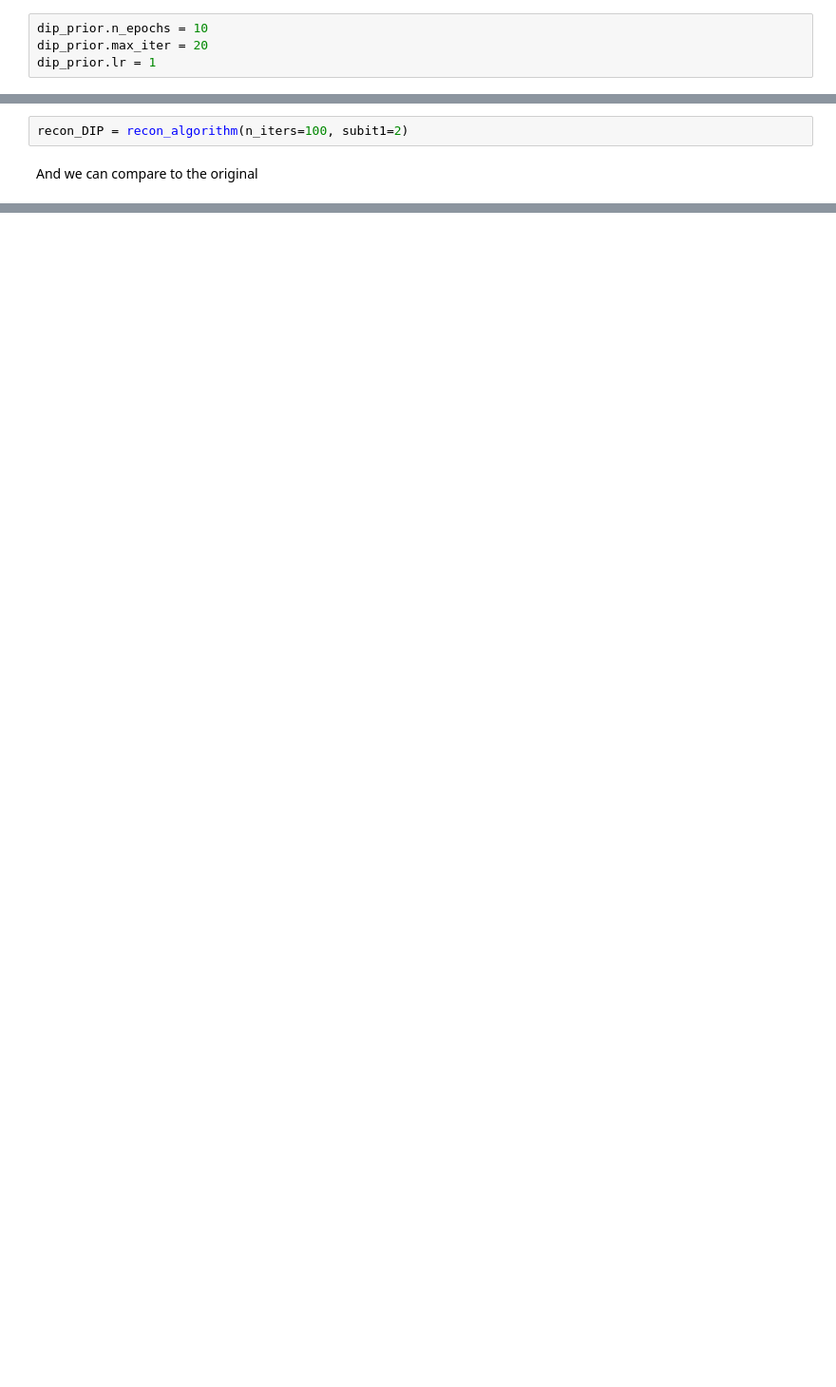
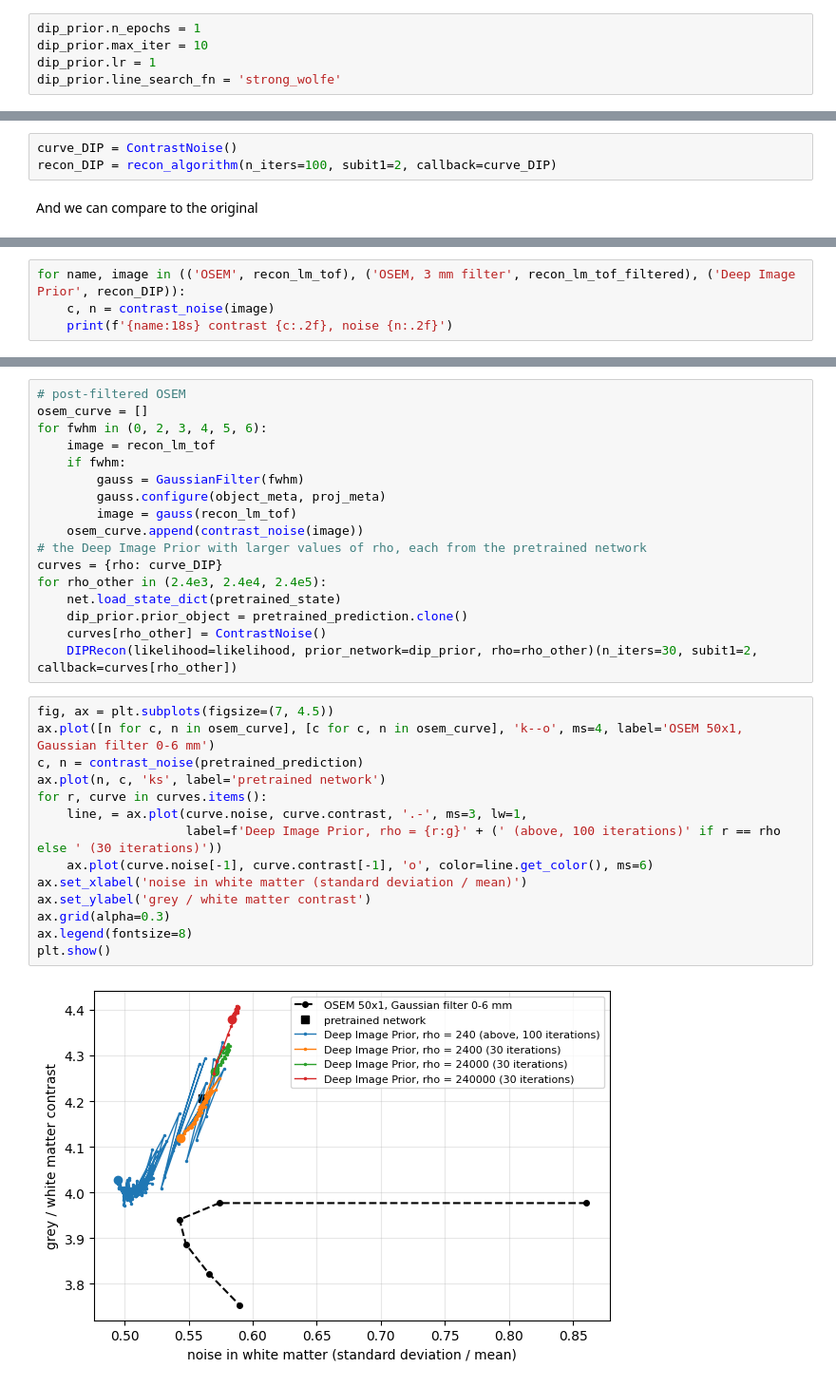
Before and after one commit to PyTomography/PyTomography, a Jupyter notebook: docs/source/notebooks/t_PETGATE_DIP.ipynb, the cells around one changed output, grey strips where cells are left out. Shown at 95% size. Saved outputs shown, nothing was run; the diff lists cells and outputs as text; blank space fills up the shorter version.

```diff
--- a/docs/source/notebooks/t_PETGATE_DIP.ipynb
+++ b/docs/source/notebooks/t_PETGATE_DIP.ipynb
@@ -427,5 +444,6 @@ Now we'll adjust the `DIPPrior` parameters for our final reconstruction
 # %%
-dip_prior.n_epochs = 10
-dip_prior.max_iter = 20
+dip_prior.n_epochs = 1
+dip_prior.max_iter = 10
 dip_prior.lr = 1
+dip_prior.line_search_fn = 'strong_wolfe'
 # %% [markdown]
@@ -438,6 +481,7 @@ recon_algorithm = DIPRecon(
 )
 # %%
-recon_DIP = recon_algorithm(n_iters=100, subit1=2)
+curve_DIP = ContrastNoise()
+recon_DIP = recon_algorithm(n_iters=100, subit1=2, callback=curve_DIP)
 # %% [markdown]
 And we can compare to the original
 # %%
@@ -472,0 +517,4 @@ The Deep Image Prior image is smoothed relative to the original; it may take mor
+# %%
+for name, image in (('OSEM', recon_lm_tof), ('OSEM, 3 mm filter', recon_lm_tof_filtered), ('Deep Image Prior', recon_DIP)):
+    c, n = contrast_noise(image)
+    print(f'{name:18s} contrast {c:.2f}, noise {n:.2f}')
@@ -472,0 +531,33 @@ The Deep Image Prior image is smoothed relative to the original; it may take mor
+# %%
+# post-filtered OSEM
+osem_curve = []
+for fwhm in (0, 2, 3, 4, 5, 6):
+    image = recon_lm_tof
+    if fwhm:
+        gauss = GaussianFilter(fwhm)
+        gauss.configure(object_meta, proj_meta)
+        image = gauss(recon_lm_tof)
+    osem_curve.append(contrast_noise(image))
+# the Deep Image Prior with larger values of rho, each from the pretrained network
+curves = {rho: curve_DIP}
+for rho_other in (2.4e3, 2.4e4, 2.4e5):
+    net.load_state_dict(pretrained_state)
+    dip_prior.prior_object = pretrained_prediction.clone()
+    curves[rho_other] = ContrastNoise()
+    DIPRecon(likelihood=likelihood, prior_network=dip_prior, rho=rho_other)(n_iters=30, subit1=2, callback=curves[rho_other])
+# %%
+fig, ax = plt.subplots(figsize=(7, 4.5))
+ax.plot([n for c, n in osem_curve], [c for c, n in osem_curve], 'k--o', ms=4, label='OSEM 50x1, Gaussian filter 0-6 mm')
+c, n = contrast_noise(pretrained_prediction)
+ax.plot(n, c, 'ks', label='pretrained network')
+for r, curve in curves.items():
+    line, = ax.plot(curve.noise, curve.contrast, '.-', ms=3, lw=1,
+                    label=f'Deep Image Prior, rho = {r:g}' + (' (above, 100 iterations)' if r == rho else ' (30 iterations)'))
+    ax.plot(curve.noise[-1], curve.contrast[-1], 'o', color=line.get_color(), ms=6)
+ax.set_xlabel('noise in white matter (standard deviation / mean)')
+ax.set_ylabel('grey / white matter contrast')
+ax.grid(alpha=0.3)
+ax.legend(fontsize=8)
+plt.show()
+# %% [output]
+[figure, added]
```
Also changed, not shown: parts of 20 cells of this notebook, 5 other files.
